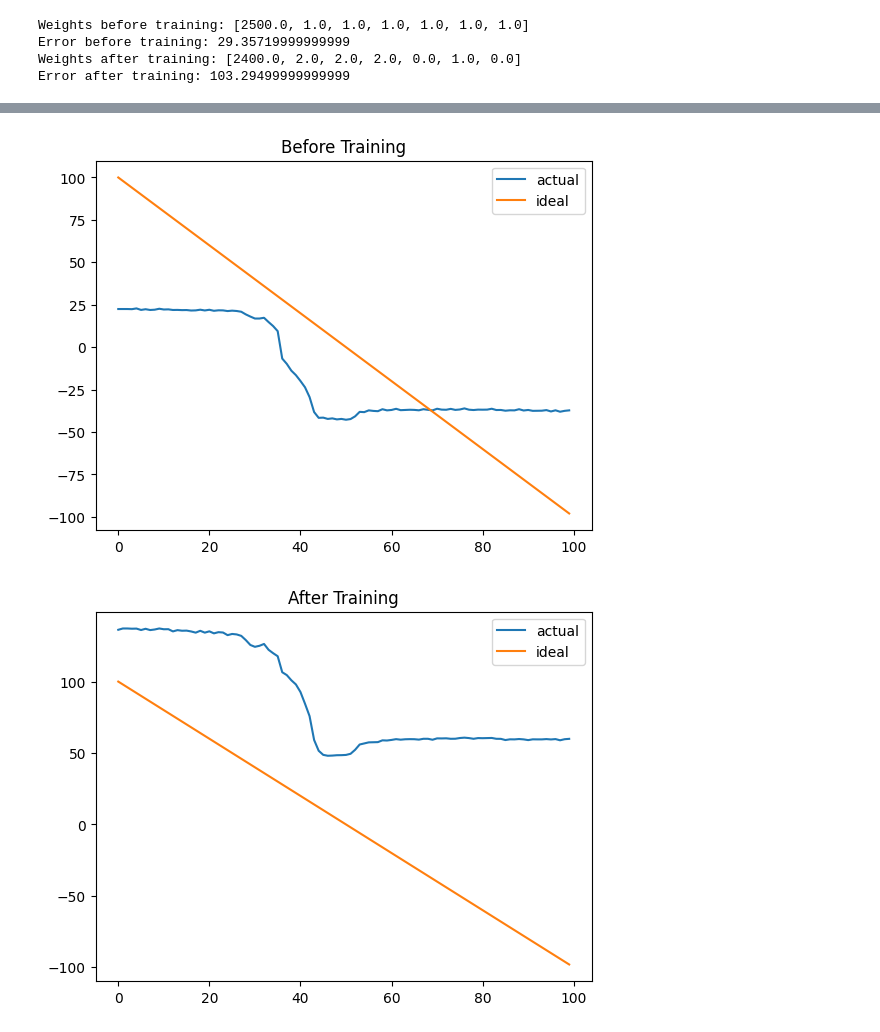
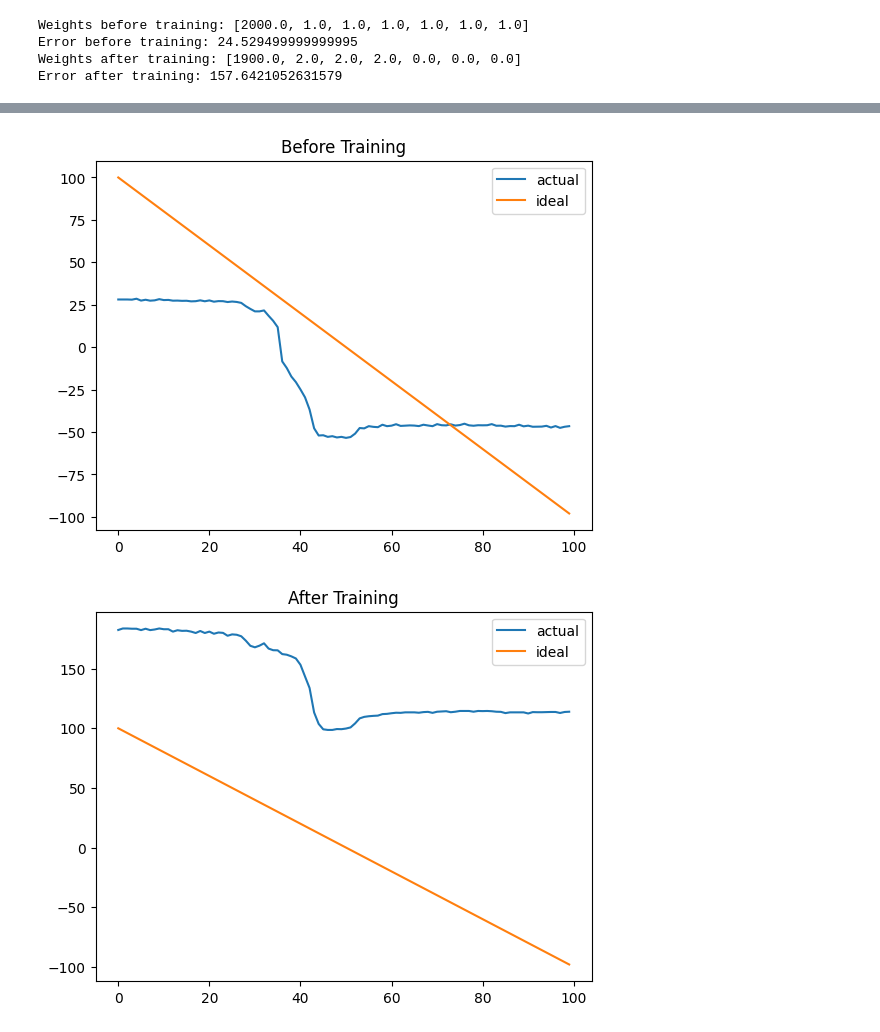
Before and after one commit to phildecroos/MTE380, a Jupyter notebook: MTE380FW/calibrate/train_linefollow.ipynb, the cells around one changed output, grey strips where cells are left out. Drawn from its saved outputs; the diff is of its cells as text; code cells hidden in the pictures.

Commit message:
cleanup training code

```diff
--- a/MTE380FW/calibrate/train_linefollow.ipynb
+++ b/MTE380FW/calibrate/train_linefollow.ipynb
@@ -148,39 +148,39 @@ def train():
 
     # weights: [max_diff, r_w_l, g_w_l, b_w_l, r_w_r, g_w_r, b_w_r]
     # initial values are here, to be tweaked during training
-    weights = [2500.0, 1.0, 1.0, 1.0, 1.0, 1.0, 1.0]
+    weights = [2000.0, 1.0, 1.0, 1.0, 1.0, 1.0, 1.0]
     print(f"Weights before training: {weights}")
 
     steer_vals = weighted_diff_steers(weights, l_df_norm, r_df_norm)
     linear = ideal_linear()
     error = linear_R2(weighted_diff_steers(weights, l_df, r_df), linear)
     print(f"Error before training: {error}")
     plot_df = pd.DataFrame({"actual": steer_vals, "ideal": linear})
     plot_df.plot(title="Before Training")
 
-    TRAIN_ITERATIONS = 100
+    TRAIN_ITERATIONS = 10
     for i in range(TRAIN_ITERATIONS):
         gradient = calc_gradient(weights, l_df_norm, r_df_norm, steer_vals, linear)
         for i in range(len(weights)):
             weights[i] += gradient[i]
 
     print(f"Weights after training: {weights}")
     error = linear_R2(weighted_diff_steers(weights, l_df, r_df), linear)
     print(f"Error after training: {error}")
     steer_vals_trained = weighted_diff_steers(weights, l_df_norm, r_df_norm)
     plot_df = pd.DataFrame({"actual": steer_vals_trained, "ideal": linear})
     plot_df.plot(title="After Training")
 
 
 train()
 # %% [output]
-Weights before training: [2500.0, 1.0, 1.0, 1.0, 1.0, 1.0, 1.0]
-Error before training: 29.35719999999999
-Weights after training: [2400.0, 2.0, 2.0, 2.0, 0.0, 1.0, 0.0]
-Error after training: 103.29499999999999
+Weights before training: [2000.0, 1.0, 1.0, 1.0, 1.0, 1.0, 1.0]
+Error before training: 24.529499999999995
+Weights after training: [1900.0, 2.0, 2.0, 2.0, 0.0, 0.0, 0.0]
+Error after training: 157.6421052631579
 [figure]
 [figure]
 [figure]
 [figure]
-[figure, old version]
+[figure, new version]
-[figure, old version]
+[figure, new version]
```
